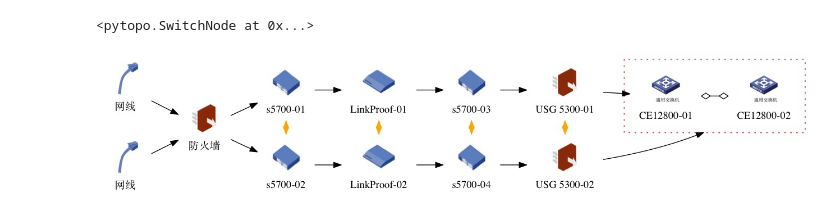
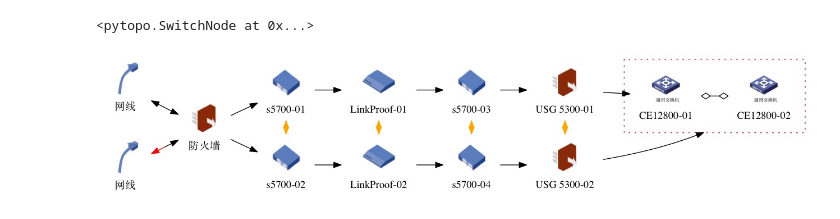
Before and after one commit to Laisky/HelloWorld, a Jupyter notebook: py2/pygraphviz/pytopo.ipynb, the cells around one changed output. Cells and saved outputs as stored; diff of their text form; code cells hidden in the pictures.

Commit message:
+ graphviz: fix demo graph

```diff
--- a/py2/pygraphviz/pytopo.ipynb
+++ b/py2/pygraphviz/pytopo.ipynb
@@ -52,38 +52,38 @@ g.set_same_rank(['CE12800_01', 'CE12800_02'], name='cluster_CE12800', color='red
 # %%
 # edges
 
-g.add_edge('inet1', 'firewall')
-g.add_edge('inet2', 'firewall')
+g.add_edge('inet1', 'firewall', dir='both')
+g.add_edge('inet2', 'firewall', color='red:black;0.5', dir='both')
 
 g.add_edge('firewall', 's5700_01')
 g.add_edge('firewall', 's5700_02')
 g.add_edge('s5700_01', 's5700_02', color='orange', dir='both')
 
 g.add_edge('s5700_01', 'linkproof_01')
 g.add_edge('s5700_02', 'linkproof_02')
 g.add_edge('s5700_01', 's5700_02', color='orange', dir='both')
 
 g.add_edge('linkproof_01', 's5700_03')
 g.add_edge('linkproof_02', 's5700_04')
 g.add_edge('linkproof_01', 'linkproof_02', color='orange', dir='both')
 
 g.add_edge('s5700_03', 'firewall_01')
 g.add_edge('s5700_04', 'firewall_02')
 g.add_edge('s5700_03', 's5700_04', color='orange', dir='both')
 
 g.add_edge('firewall_01', 'CE12800_01')
 g.add_edge('firewall_02', 'CE12800_02', lhead='cluster_CE12800')
 g.add_edge('firewall_01', 'firewall_02', color='orange', dir='both')
 
 g.add_edge('CE12800_01', 'CE12800_02', arrowhead='odiamond', dir='both', arrowtail='odiamond')
 
 
 # g.add_edge('switch', 'router')
 # g.add_edge('router', 'server_1')
 # g.add_edge('router', 'server_2')
 # g.add_edge('router', 'server_3', color='red:green;0.5', dir='both', label='<<BR/><FONT COLOR="red">上传</FONT>/<FONT COLOR="green">下载</FONT>>')
 
 g.draw('./topo.jpg')
 Image('./topo.jpg')
 # %% [output]
-[figure, old version]
+[figure, new version]
```
Also changed, not shown: parts of 1 cell of this notebook, 3 other files.
